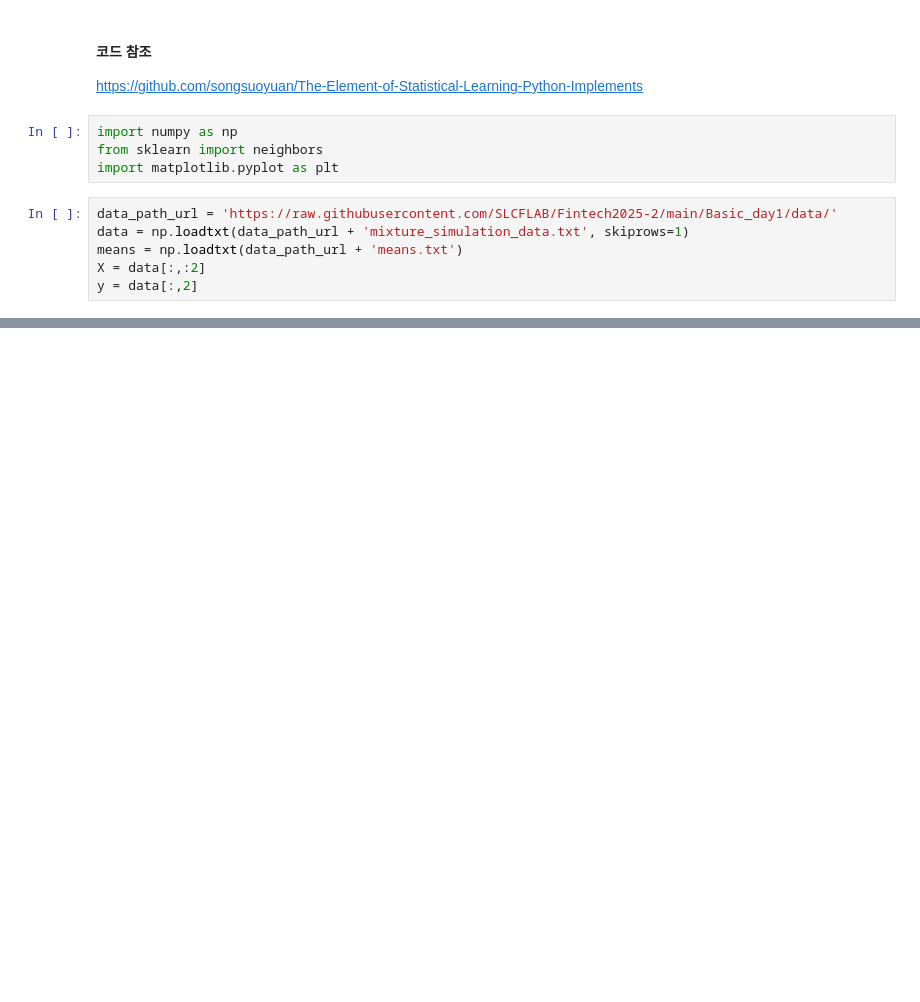
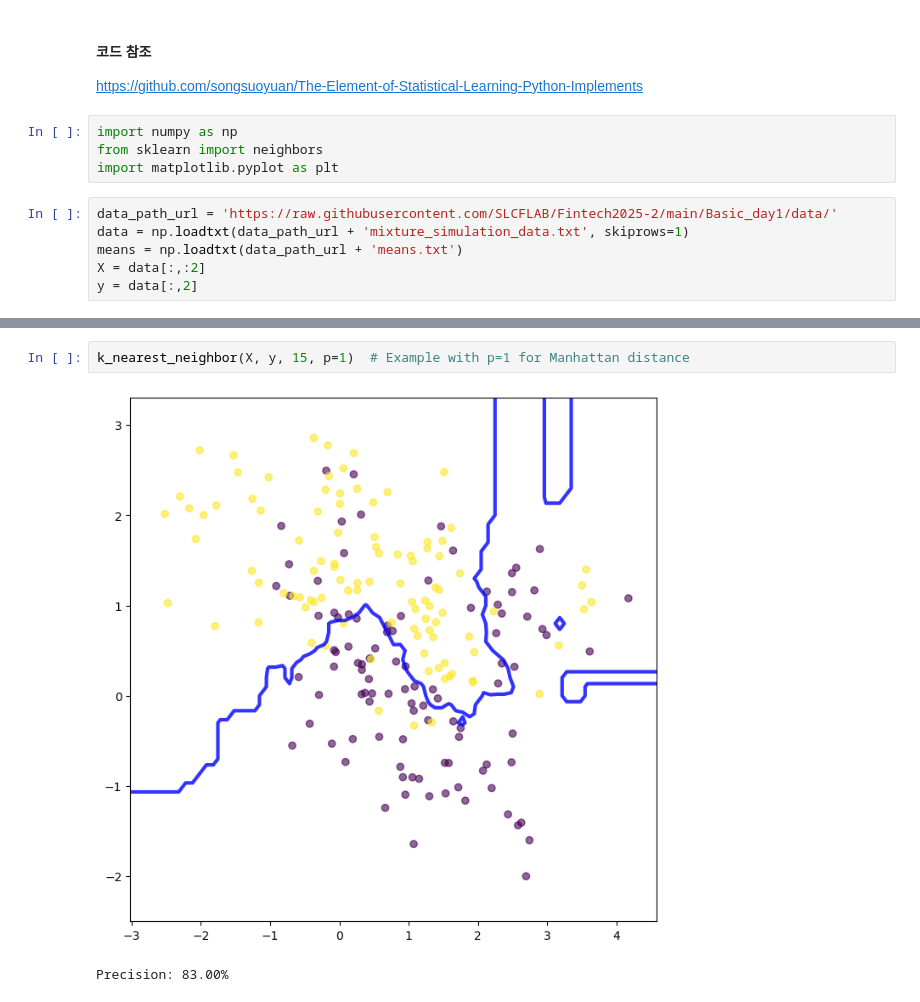
Before and after one commit to SLCFLAB/Fintech2025-2, a Jupyter notebook: Basic_day1/1_2_KNN.ipynb, the cells around one changed output, grey strips where cells are left out. Drawn from its saved outputs; the diff is of its cells as text; blank space fills up the shorter version.

```diff
--- a/Basic_day1/1_2_KNN.ipynb
+++ b/Basic_day1/1_2_KNN.ipynb
@@ -55,0 +64,5 @@ Precision: 84.5
+# %%
+k_nearest_neighbor(X, y, 15, p=1)  # Example with p=1 for Manhattan distance
+# %% [output]
+[figure, added]
+Precision: 83.00%
```
Also changed, not shown: parts of 4 cells of this notebook, 2 other files.
